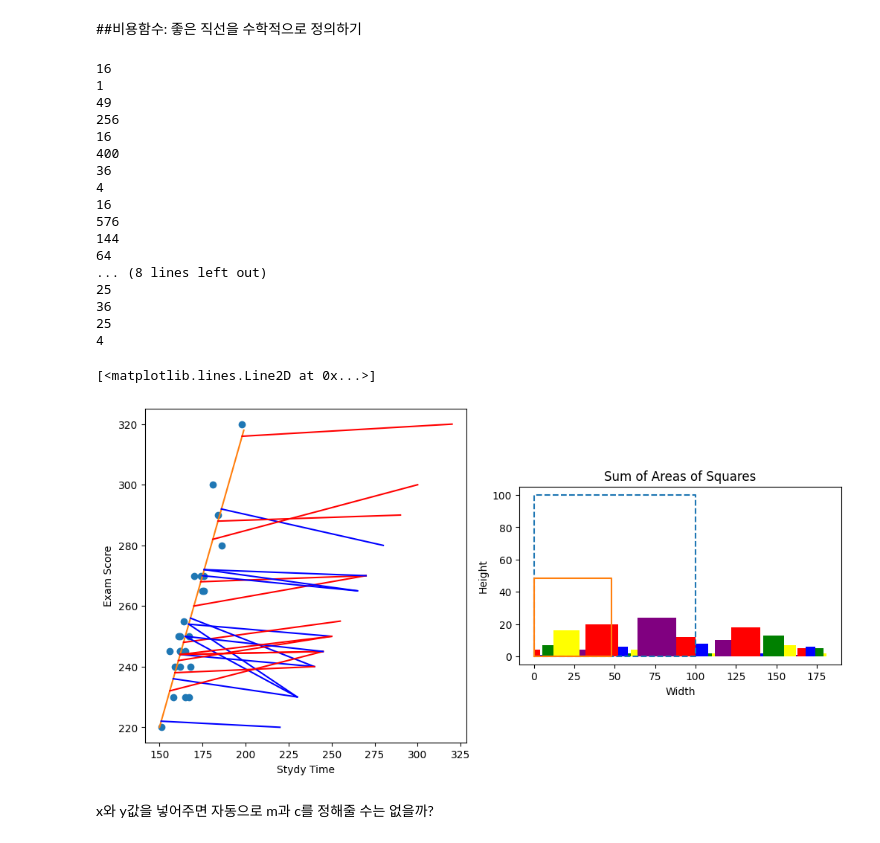
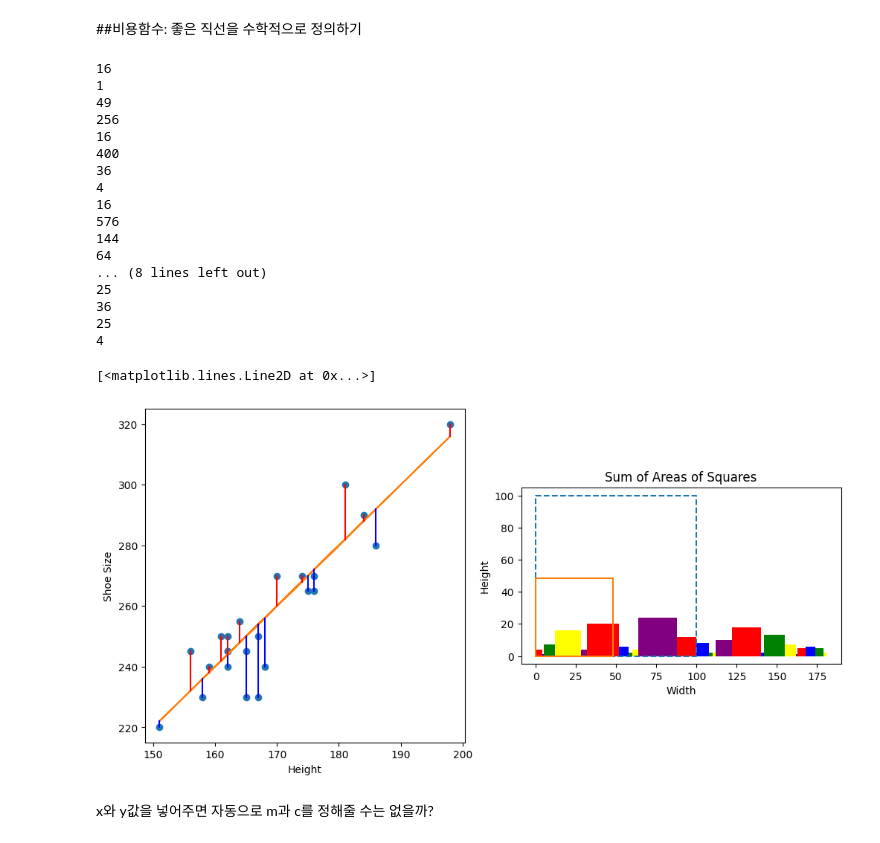
Before and after one commit to Potdooshami/The-3rd-POSTECH-Youth-Mathematical-Artificial-Intelligence-Academy, a Jupyter notebook: PYMAIA3_SVM실습.ipynb, the cells around one changed output. Drawn from its saved outputs; the diff is of its cells as text; code cells hidden in the pictures.

```diff
--- a/PYMAIA3_SVM실습.ipynb
+++ b/PYMAIA3_SVM실습.ipynb
@@ -134,14 +134,15 @@ Text(0.5, 1.0, 'Linear Regression')
 ##비용함수: 좋은 직선을 수학적으로 정의하기
 # %%
 
+m = 2# @param {type:"number"}
 c = -80# @param {type:"number"}
-m = 2# @param {type:"number"}
+
 fig, axs = plt.subplots(1, 2, layout='constrained',figsize=(10, 5))
 plt.sca(axs[0])
 plt.plot(xs,ys,'o',label='Actual Data')
-plt.plot(xx,m*xx+c,label='Predict')
-plt.ylabel('Exam Score')
-plt.xlabel('Stydy Time')
+plt.plot(xs,m*xs+c,label='Predict')
+plt.ylabel('Shoe Size')
+plt.xlabel('Height')
 xs = np.array(xs)
 ys = np.array(ys)
 errors = ys - (m*xs + c)
@@ -150,7 +151,7 @@ for i, error in enumerate(errors):
         clr = 'red'
     else:
         clr = 'blue'
-    plt.plot([xs[i], ys[i]], [xs[i]*m + c, ys[i]], color=clr, linestyle='-')
+    plt.plot([xs[i], xs[i]], [xs[i]*m + c, ys[i]], color=clr, linestyle='-')
 
 
 
@@ -190,34 +191,34 @@ for i, area in enumerate(square_areas):
 #ax.set_ylim([0, 100])  # y축 범위 설정
 ax.set_aspect('equal')  # 정사각형 모양 유지
 plt.title('Sum of Areas of Squares')
 plt.xlabel('Width')
 plt.ylabel('Height')
 plt.plot([0, 100, 100, 0, 0],[0, 0, 100, 100, 0],'--')
 lsum = np.sqrt(square_areas.sum())
 xs_sum = np.array([0,1,1,0,0])
 ys_sum = np.array([0,0,1,1,0])
 plt.plot(xs_sum*lsum,ys_sum*lsum)
 # 그래프 출력
 # %% [output]
 16
 1
 49
 256
 16
 400
 36
 4
 16
 576
 144
 64
 ... (8 lines left out)
 25
 36
 25
 4
 [<matplotlib.lines.Line2D at 0x...>]
-[figure, old version]
+[figure, new version]
 # %% [markdown]
 x와 y값을 넣어주면 자동으로 m과 c를 정해줄 수는 없을까?
 # %% [markdown]
```
Also changed, not shown: parts of 2 cells of this notebook.
